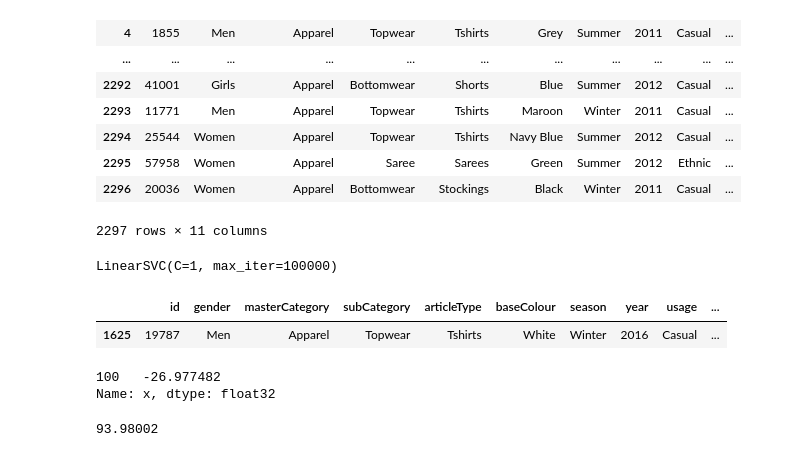
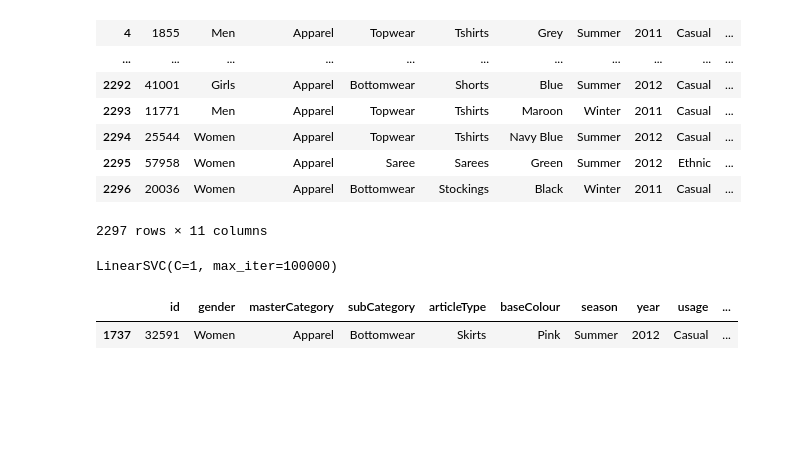
Before and after one commit to jeremypuchta/interactive-exploration-embedding-space, a Jupyter notebook: interactive-exploration-2D-embedding-space.ipynb, the cells around one changed output. Drawn from its saved outputs; the diff is of its cells as text; code cells hidden in the pictures; blank space fills up the shorter version.

```diff
--- a/interactive-exploration-2D-embedding-space.ipynb
+++ b/interactive-exploration-2D-embedding-space.ipynb
@@ -272,17 +272,7 @@ def annotate_nearest_neighbour(nearest_neighbour, nearest_neighbour_pos, ax, df)
     ab = AnnotationBbox(imagebox, nearest_neighbour_pos, xybox=(-20, 40), xycoords='data', boxcoords="offset points", arrowprops=dict(arrowstyle="->"))
     ax.add_artist(ab)
 # %%
-df_filtered.loc[df_filtered['id'] == 19787]
+df_filtered.loc[df_filtered['id'] == 32591]
 # %% [output]
 |  | id | gender | masterCategory | subCategory | articleType | baseColour | season | year | usage | ... |
-| 1625 | 19787 | Men | Apparel | Topwear | Tshirts | White | Winter | 2016 | Casual | ... |
+| 1737 | 32591 | Women | Apparel | Bottomwear | Skirts | Pink | Summer | 2012 | Casual | ... |
-# %%
-node = df_filtered.sample()
-node['x']
-# %% [output]
-100   -26.977482
-Name: x, dtype: float32
-# %%
-starting_node.x.values[0]
-# %% [output]
-93.98002
```
Also changed, not shown: parts of 6 cells of this notebook.
